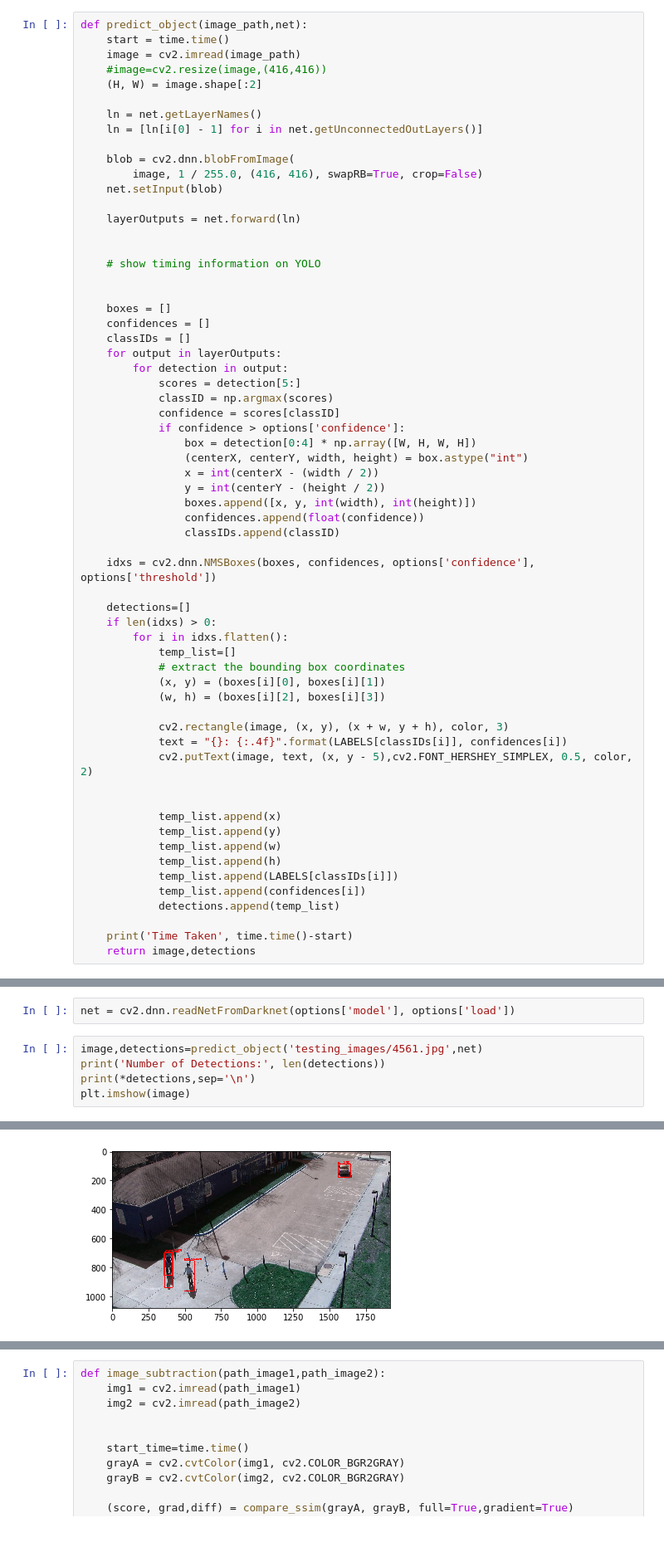
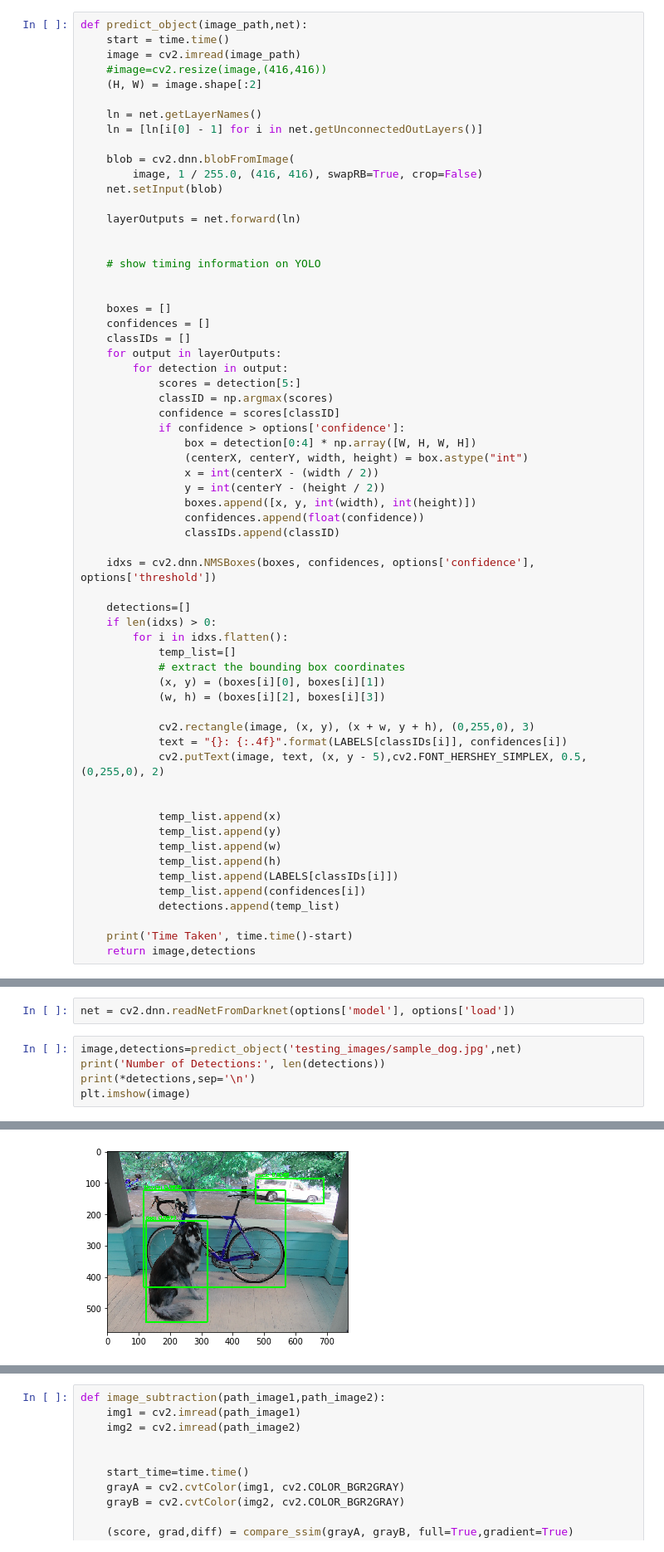
Before and after one commit to siddu1998/Internship-Indian-Institute-of-Science, a Jupyter notebook: RP1/Code/Detection Frequency Experiment.ipynb, the cells around one changed output, grey strips where cells are left out. Shown at 83% size. Saved outputs shown, nothing was run; the diff lists cells and outputs as text.

```diff
--- a/RP1/Code/Detection Frequency Experiment.ipynb
+++ b/RP1/Code/Detection Frequency Experiment.ipynb
@@ -124,9 +129,9 @@ def predict_object(image_path,net):
             (x, y) = (boxes[i][0], boxes[i][1])
             (w, h) = (boxes[i][2], boxes[i][3])
 
-            cv2.rectangle(image, (x, y), (x + w, y + h), color, 3)
+            cv2.rectangle(image, (x, y), (x + w, y + h), (0,255,0), 3)
             text = "{}: {:.4f}".format(LABELS[classIDs[i]], confidences[i])
-            cv2.putText(image, text, (x, y - 5),cv2.FONT_HERSHEY_SIMPLEX, 0.5, color, 2)
+            cv2.putText(image, text, (x, y - 5),cv2.FONT_HERSHEY_SIMPLEX, 0.5, (0,255,0), 2)
 
 
             temp_list.append(x)
@@ -204,7 +209,7 @@ def predict_image(image,net):
 # %%
 net = cv2.dnn.readNetFromDarknet(options['model'], options['load'])
 # %%
-image,detections=predict_object('testing_images/4561.jpg',net)
+image,detections=predict_object('testing_images/sample_dog.jpg',net)
 print('Number of Detections:', len(detections))
 print(*detections,sep='\n')
 plt.imshow(image)
@@ -218,5 +222,5 @@ Number of Detections: 4
 <matplotlib.image.AxesImage at 0x...>
-[figure, old version]
+[figure, new version]
 # %%
 image,detections=predict_object('testing_images/16892.jpg',net)
 print('Number of Detections:', len(detections))
```
Also changed, not shown: parts of 42 cells of this notebook.
